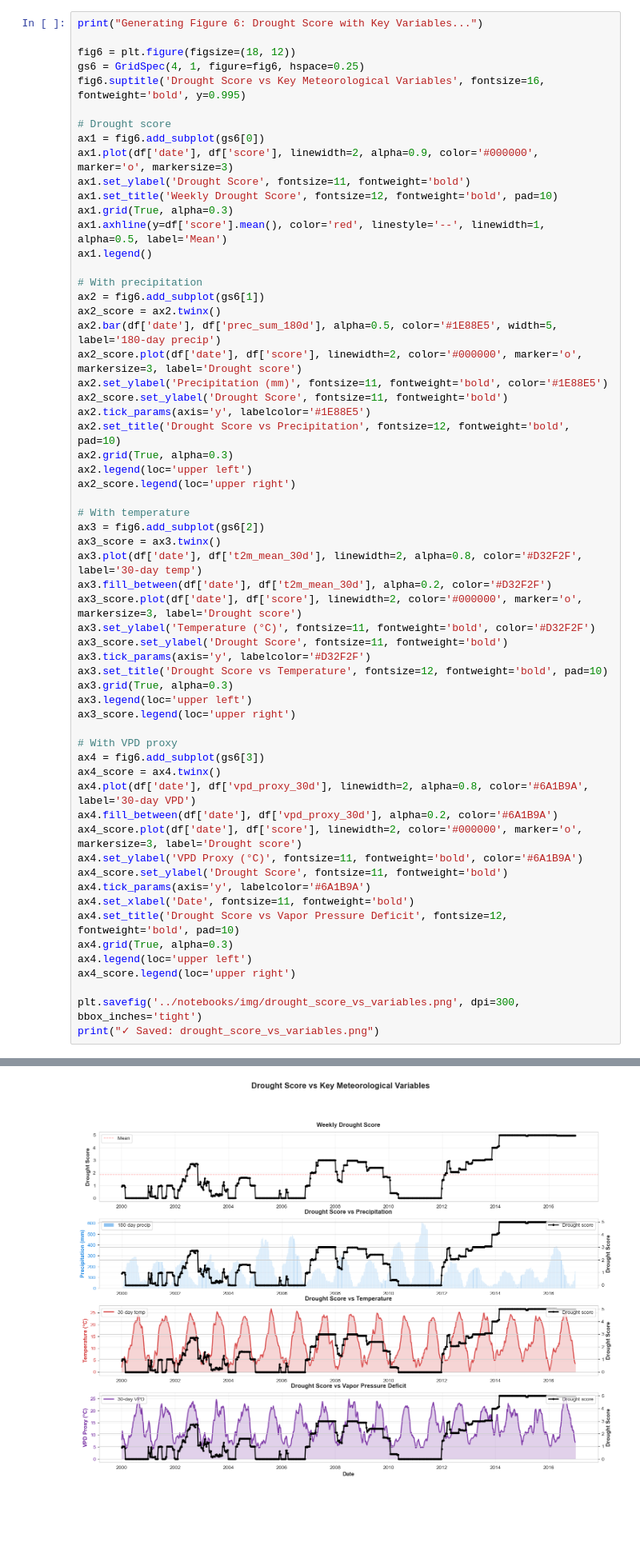
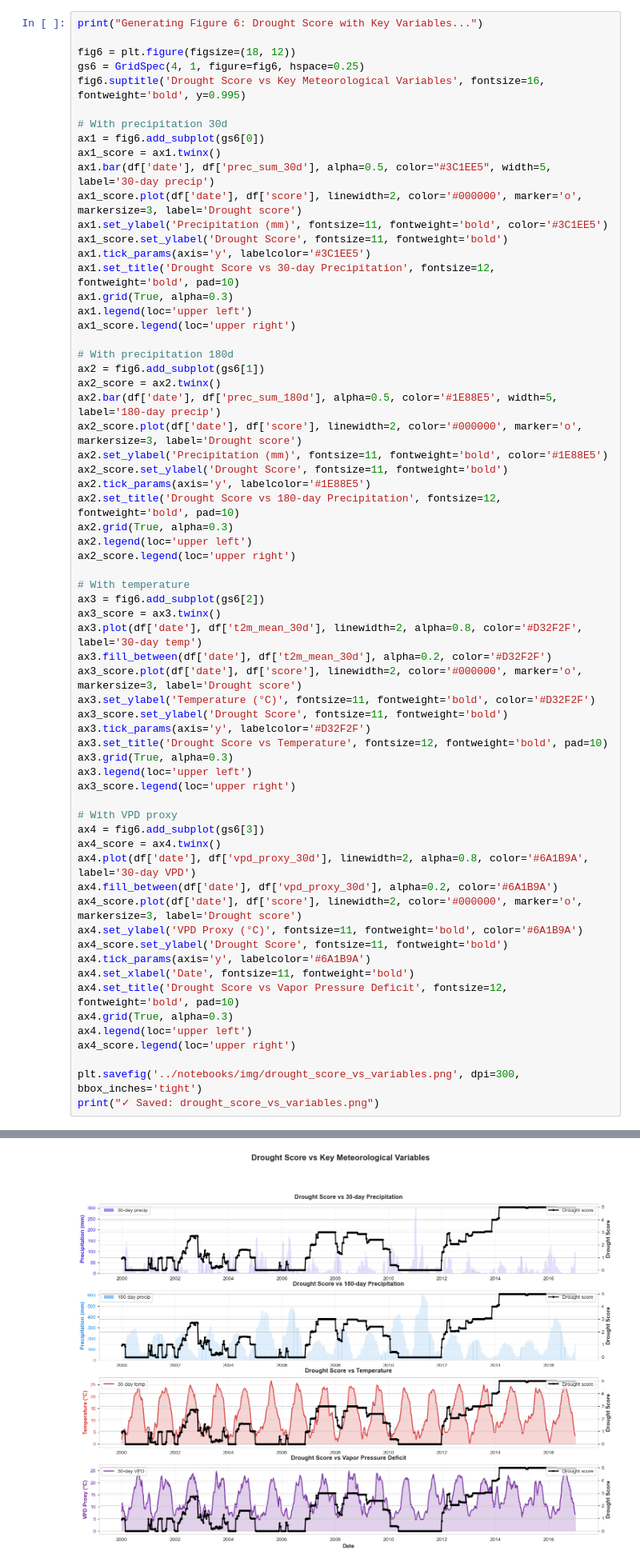
Before and after one commit to beatrizbsperes/Droughts-Predictions-with-Machine-Learning, a Jupyter notebook: notebooks/251008_milistone1.ipynb, the cells around one changed output, grey strips where cells are left out. Shown at 80% size. Cells and saved outputs as stored; diff of their text form; blank space fills up the shorter version.

Commit message:
Changed plotting from score to 30d precipitation

```diff
--- a/notebooks/251008_milistone1.ipynb
+++ b/notebooks/251008_milistone1.ipynb
@@ -528,16 +528,20 @@ fig6 = plt.figure(figsize=(18, 12))
 gs6 = GridSpec(4, 1, figure=fig6, hspace=0.25)
 fig6.suptitle('Drought Score vs Key Meteorological Variables', fontsize=16, fontweight='bold', y=0.995)
 
-# Drought score
+# With precipitation 30d
 ax1 = fig6.add_subplot(gs6[0])
-ax1.plot(df['date'], df['score'], linewidth=2, alpha=0.9, color='#000000', marker='o', markersize=3)
-ax1.set_ylabel('Drought Score', fontsize=11, fontweight='bold')
-ax1.set_title('Weekly Drought Score', fontsize=12, fontweight='bold', pad=10)
+ax1_score = ax1.twinx()
+ax1.bar(df['date'], df['prec_sum_30d'], alpha=0.5, color="#3C1EE5", width=5, label='30-day precip')
+ax1_score.plot(df['date'], df['score'], linewidth=2, color='#000000', marker='o', markersize=3, label='Drought score')
+ax1.set_ylabel('Precipitation (mm)', fontsize=11, fontweight='bold', color='#3C1EE5')
+ax1_score.set_ylabel('Drought Score', fontsize=11, fontweight='bold')
+ax1.tick_params(axis='y', labelcolor='#3C1EE5')
+ax1.set_title('Drought Score vs 30-day Precipitation', fontsize=12, fontweight='bold', pad=10)
 ax1.grid(True, alpha=0.3)
-ax1.axhline(y=df['score'].mean(), color='red', linestyle='--', linewidth=1, alpha=0.5, label='Mean')
-ax1.legend()
+ax1.legend(loc='upper left')
+ax1_score.legend(loc='upper right')
 
-# With precipitation
+# With precipitation 180d
 ax2 = fig6.add_subplot(gs6[1])
 ax2_score = ax2.twinx()
 ax2.bar(df['date'], df['prec_sum_180d'], alpha=0.5, color='#1E88E5', width=5, label='180-day precip')
@@ -545,7 +549,7 @@ ax2_score.plot(df['date'], df['score'], linewidth=2, color='#000000', marker='o'
 ax2.set_ylabel('Precipitation (mm)', fontsize=11, fontweight='bold', color='#1E88E5')
 ax2_score.set_ylabel('Drought Score', fontsize=11, fontweight='bold')
 ax2.tick_params(axis='y', labelcolor='#1E88E5')
-ax2.set_title('Drought Score vs Precipitation', fontsize=12, fontweight='bold', pad=10)
+ax2.set_title('Drought Score vs 180-day Precipitation', fontsize=12, fontweight='bold', pad=10)
 ax2.grid(True, alpha=0.3)
 ax2.legend(loc='upper left')
 ax2_score.legend(loc='upper right')
@@ -557,34 +561,34 @@ ax3.plot(df['date'], df['t2m_mean_30d'], linewidth=2, alpha=0.8, color='#D32F2F'
 ax3.fill_between(df['date'], df['t2m_mean_30d'], alpha=0.2, color='#D32F2F')
 ax3_score.plot(df['date'], df['score'], linewidth=2, color='#000000', marker='o', markersize=3, label='Drought score')
 ax3.set_ylabel('Temperature (°C)', fontsize=11, fontweight='bold', color='#D32F2F')
 ax3_score.set_ylabel('Drought Score', fontsize=11, fontweight='bold')
 ax3.tick_params(axis='y', labelcolor='#D32F2F')
 ax3.set_title('Drought Score vs Temperature', fontsize=12, fontweight='bold', pad=10)
 ax3.grid(True, alpha=0.3)
 ax3.legend(loc='upper left')
 ax3_score.legend(loc='upper right')
 
 # With VPD proxy
 ax4 = fig6.add_subplot(gs6[3])
 ax4_score = ax4.twinx()
 ax4.plot(df['date'], df['vpd_proxy_30d'], linewidth=2, alpha=0.8, color='#6A1B9A', label='30-day VPD')
 ax4.fill_between(df['date'], df['vpd_proxy_30d'], alpha=0.2, color='#6A1B9A')
 ax4_score.plot(df['date'], df['score'], linewidth=2, color='#000000', marker='o', markersize=3, label='Drought score')
 ax4.set_ylabel('VPD Proxy (°C)', fontsize=11, fontweight='bold', color='#6A1B9A')
 ax4_score.set_ylabel('Drought Score', fontsize=11, fontweight='bold')
 ax4.tick_params(axis='y', labelcolor='#6A1B9A')
 ax4.set_xlabel('Date', fontsize=11, fontweight='bold')
 ax4.set_title('Drought Score vs Vapor Pressure Deficit', fontsize=12, fontweight='bold', pad=10)
 ax4.grid(True, alpha=0.3)
 ax4.legend(loc='upper left')
 ax4_score.legend(loc='upper right')
 
 plt.savefig('../notebooks/img/drought_score_vs_variables.png', dpi=300, bbox_inches='tight')
 print("✓ Saved: drought_score_vs_variables.png")
 # %% [output]
 Generating Figure 6: Drought Score with Key Variables...
 ✓ Saved: drought_score_vs_variables.png
-[figure, old version]
+[figure, new version]
 # %% [markdown]
 ### Summary
 # %%
```
Also changed, not shown: 4 other files.
